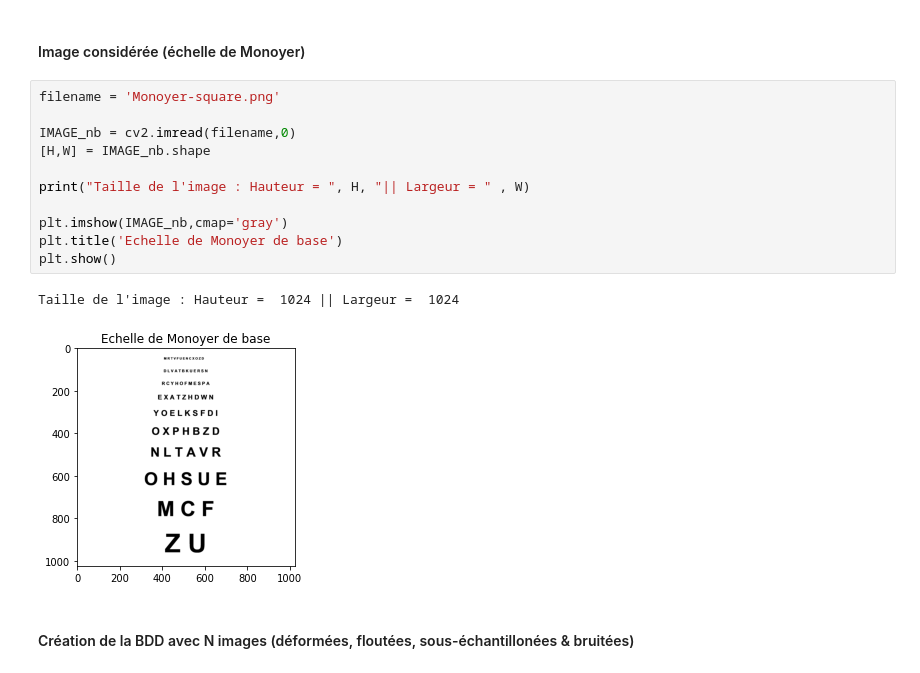
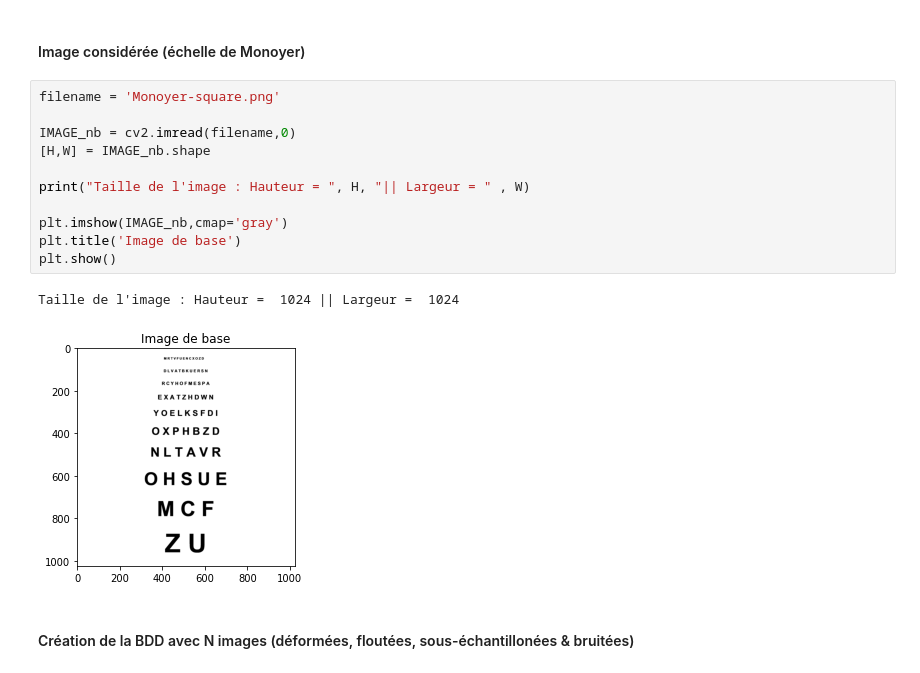
Before and after one commit to zoeducourau/Projet_fin_majeure, a Jupyter notebook: main script.ipynb, the cells around one changed output. Cells and saved outputs as stored; diff of their text form.

```diff
--- a/main script.ipynb
+++ b/main script.ipynb
@@ -33,17 +33,17 @@ def interpolation(input_img, us_rate):
 # %%
 filename = 'Monoyer-square.png'
 
 IMAGE_nb = cv2.imread(filename,0)
 [H,W] = IMAGE_nb.shape
 
 print("Taille de l'image : Hauteur = ", H, "|| Largeur = " , W)
 
 plt.imshow(IMAGE_nb,cmap='gray')
-plt.title('Echelle de Monoyer de base')
+plt.title('Image de base')
 plt.show()
 # %% [output]
 Taille de l'image : Hauteur =  1024 || Largeur =  1024
-[figure, old version]
+[figure, new version]
 # %% [markdown]
 #### Création de la BDD avec N images (déformées, floutées, sous-échantillonées & bruitées)
 # %%
```
Also changed, not shown: parts of 6 cells of this notebook, 1 other file.
